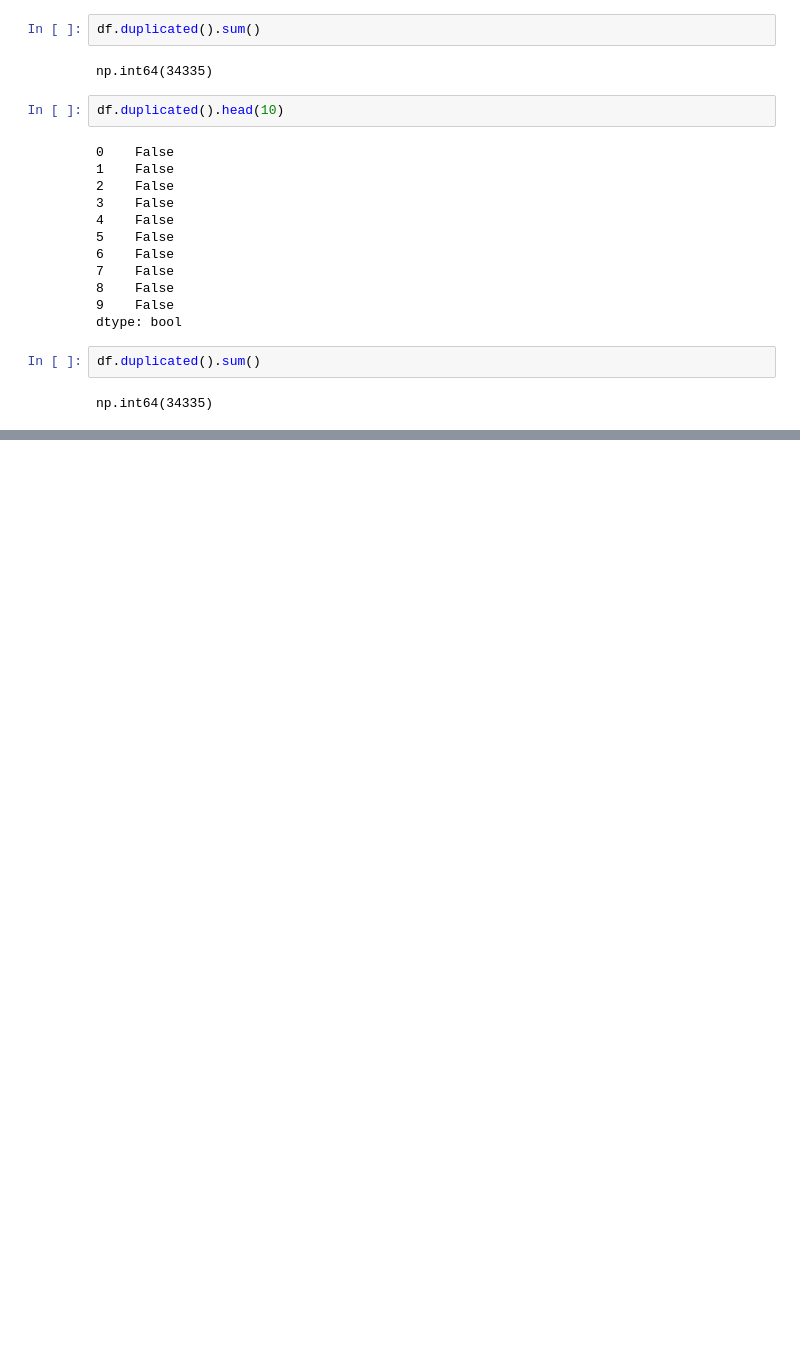
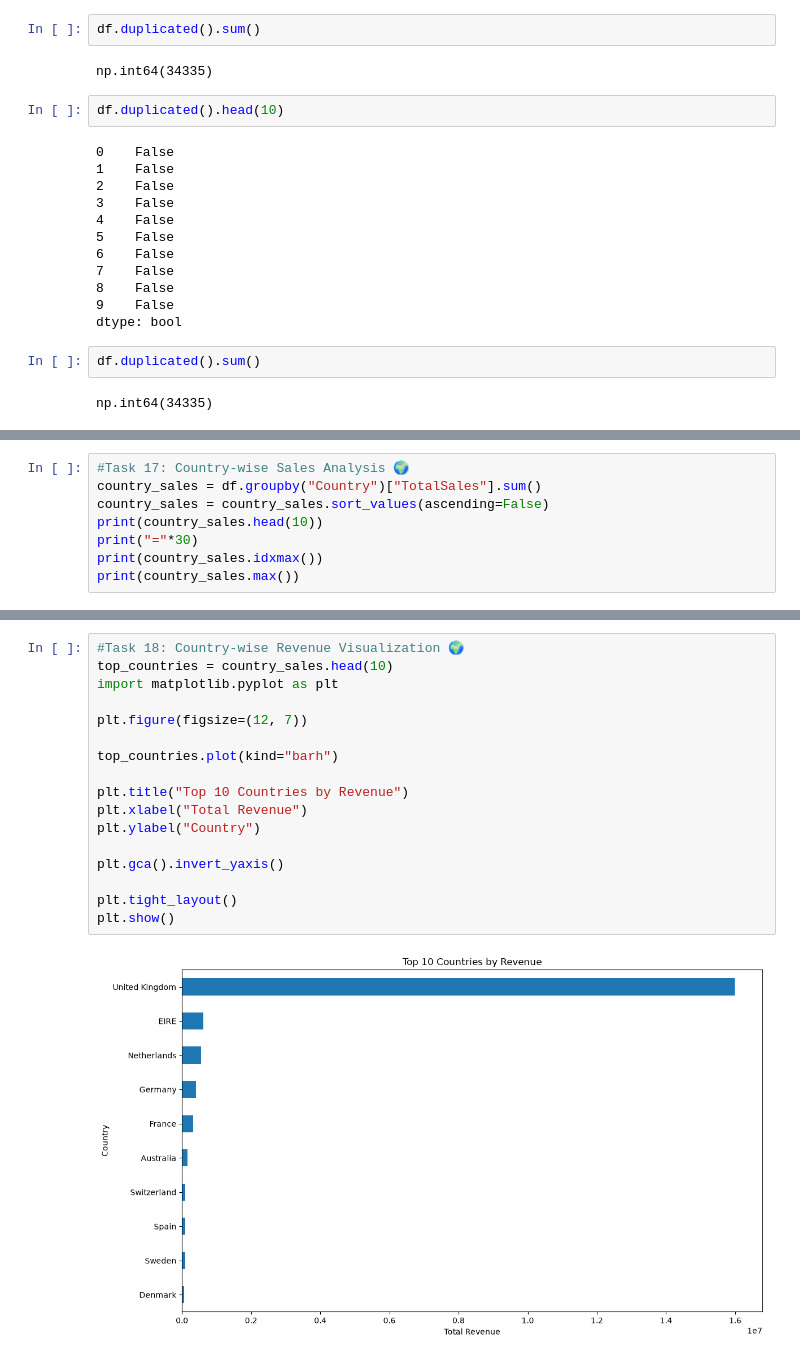
Before and after one commit to VedantWagh57/Project, a Jupyter notebook: E-Commerce_Analysis.ipynb, the cells around one changed output, grey strips where cells are left out. Saved outputs shown, nothing was run; the diff lists cells and outputs as text; blank space fills up the shorter version.

```diff
--- a/E-Commerce_Analysis.ipynb
+++ b/E-Commerce_Analysis.ipynb
@@ -237,0 +498,8 @@ np.int64(34335)
+# %%
+#Task 17: Country-wise Sales Analysis 🌍
+country_sales = df.groupby("Country")["TotalSales"].sum()
+country_sales = country_sales.sort_values(ascending=False)
+print(country_sales.head(10))
+print("="*30)
+print(country_sales.idxmax())
+print(country_sales.max())
@@ -237,0 +522,19 @@ np.int64(34335)
+# %%
+#Task 18: Country-wise Revenue Visualization 🌍
+top_countries = country_sales.head(10)
+import matplotlib.pyplot as plt
+
+plt.figure(figsize=(12, 7))
+
+top_countries.plot(kind="barh")
+
+plt.title("Top 10 Countries by Revenue")
+plt.xlabel("Total Revenue")
+plt.ylabel("Country")
+
+plt.gca().invert_yaxis()
+
+plt.tight_layout()
+plt.show()
+# %% [output]
+[figure, added]
```
Also changed, not shown: parts of 43 cells of this notebook, 1 other file.
